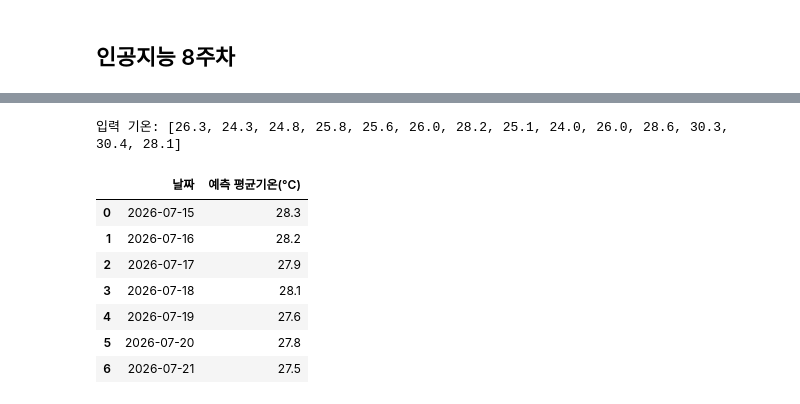
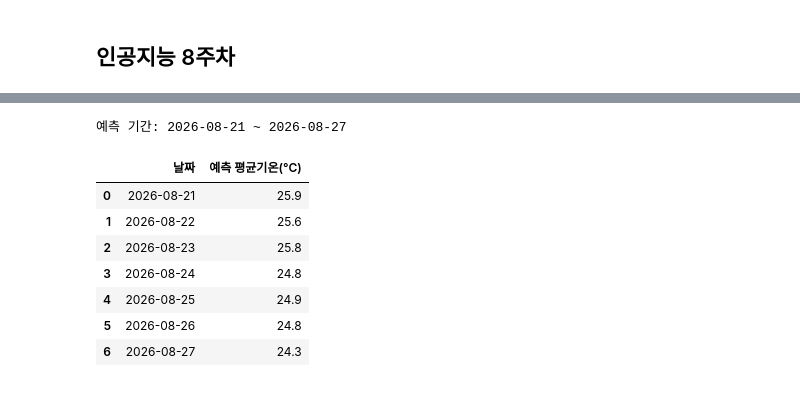
Before and after one commit to sngwoo1/AI_study, a Jupyter notebook: 김상우_week08.ipynb, the cells around one changed output, grey strips where cells are left out. Saved outputs shown, nothing was run; the diff lists cells and outputs as text; code cells hidden in the pictures.

```diff
--- a/김상우_week08.ipynb
+++ b/김상우_week08.ipynb
@@ -13,4 +10,5 @@ import numpy as np
 import matplotlib.pyplot as plt
 import os
 # %%
-df = pd.read_csv("ASOS_mean_temp.csv", encoding = 'cp949')
+df = pd.read_csv("OBS_ASOS_total.csv", encoding = 'cp949')
+df['일시'] = pd.to_datetime(df['일시'])
@@ -476,14 +288,13 @@ class WeatherWeekLSTM:
         return self.lstm.backward(dhs)
 # %%
 np.random.seed(42)
-week_model = WeatherWeekLSTM(
+week_model = WeatherLSTM(
     input_size=Xw_train.shape[2],
     hidden_size=48,
     forecast_days=forecast_days,
     input_days=input_days
 )
 week_optimizer = Adam(lr=0.003)
-week_rng = np.random.default_rng(42)
 week_batch_size = 64
 week_max_epoch = 80
 week_patience = 10
@@ -494,16 +305,17 @@ week_train_history = []
 week_val_history = []
 
 for epoch in range(1, week_max_epoch + 1):
-    indices = week_rng.permutation(len(Xw_train))
     total_loss = 0.0
 
-    for start in range(0, len(indices), week_batch_size):
-        batch_idx = indices[start:start + week_batch_size]
-        loss = week_model.forward(Xw_train[batch_idx], yw_train[batch_idx])
+    for start in range(0, len(Xw_train), week_batch_size):
+        end = min(start + week_batch_size, len(Xw_train))
+        batch_x = Xw_train[start:end]
+        batch_y = yw_train[start:end]
+        loss = week_model.forward(batch_x, batch_y)
         week_model.backward()
         clip_grads(week_model.grads, max_norm=5.0)
         week_optimizer.update(week_model.params, week_model.grads)
-        total_loss += loss * len(batch_idx)
+        total_loss += loss * len(batch_x)
 
     train_loss = total_loss / len(Xw_train)
     val_loss = evaluate_loss(week_model, Xw_val, yw_val)
@@ -521,7 +333,7 @@ for epoch in range(1, week_max_epoch + 1):
         print(f'epoch {epoch:3d} | train MSE {train_loss:.4f} | val MSE {val_loss:.4f}')
 
     if week_wait >= week_patience:
-        print(f'Early stopping: epoch {epoch}, best val MSE {week_best_val_loss:.4f}')
+        print(f'Stopping: epoch {epoch}, best val MSE {week_best_val_loss:.4f}')
         break
 
 for param, best_param in zip(week_model.params, week_best_params):
@@ -585,47 +391,37 @@ plt.show()
 # %%
-def predict_next_week(temperatures, last_date, model=week_model):
-    if not hasattr(model, 'input_days'):
-        raise RuntimeError('예전 모델이 메모리에 남아 있습니다. 커널을 다시 시작하고 전체 셀을 실행하세요.')
-    input_size = model.input_days
-    temperatures = np.asarray(temperatures, dtype=np.float32)
-    if temperatures.shape != (input_size,):
-        raise ValueError(f'최근 {input_size}일 평균기온을 정확히 {input_size}개 입력하세요.')
-    if not np.all(np.isfinite(temperatures)):
-        raise ValueError('기온에는 숫자만 입력하세요.')
+def predict_next_week(csv_path='OBS_ASOS_recent.csv', model=week_model):
+    input_days = model.input_days
+    recent_weather = pd.read_csv(csv_path, encoding='cp949')
+    recent_weather['일시'] = pd.to_datetime(recent_weather['일시'])
+    recent = recent_weather[['일시'] + weather_cols].sort_values('일시').tail(input_days).copy() # 날짜 순서로 정렬
 
-    last_date = pd.to_datetime(last_date)
-    input_dates = pd.date_range(end=last_date, periods=input_size, freq='D')
-    day_of_year = input_dates.dayofyear.to_numpy()
-    temp_scaled = (temperatures - train_mean) / train_std
+    weather_scaled = ((recent[weather_cols] - feature_means) / feature_stds).to_numpy()
+    day_of_year = recent['일시'].dt.dayofyear.to_numpy()
     day_sin = np.sin(2 * np.pi * day_of_year / 365.25)
     day_cos = np.cos(2 * np.pi * day_of_year / 365.25)
+    features = np.column_stack((weather_scaled, day_sin, day_cos))
 
-    features = np.column_stack((temp_scaled, day_sin, day_cos))
-    model_input = features.reshape(1, input_size, 3).astype('f')
-    predicted_scaled = model.predict(model_input)[0]
+    predicted_scaled = model.predict(features.reshape(1, input_days, len(weather_cols) + 2))[0]
     predicted_temp = predicted_scaled * train_std + train_mean
-    future_dates = pd.date_range(start=last_date + pd.Timedelta(days=1), periods=7, freq='D')
+    last_date = recent['일시'].iloc[-1]
+    future_dates = pd.date_range(last_date + pd.Timedelta(days=1), periods=model.forecast_days, freq='D')
 
     return pd.DataFrame({
         '날짜': future_dates,
         '예측 평균기온(°C)': np.round(predicted_temp, 1)
     })
 
 
-# 사용 예시: 오래된 날짜부터 최신 날짜 순서로 최근 14일 평균기온을 입력한다.
-# recent_temperatures = df[temp_col].tail(input_days).tolist()
-recent_temperatures = [26.3, 24.3, 24.8, 25.8, 25.6, 26.0, 28.2, 25.1, 24.0, 26.0, 28.6, 30.3, 30.4, 28.1,]
-# 마지막 입력값(28.1)이 측정된 실제 날짜로 수정하세요.
-last_observed_date = pd.Timestamp('2026-07-14')
-print('입력 기온:', recent_temperatures)
-predict_next_week(recent_temperatures, last_observed_date)
+next_week_forecast = predict_next_week('OBS_ASOS_recent.csv')
+print('예측 기간:', next_week_forecast['날짜'].iloc[0].date(), '~', next_week_forecast['날짜'].iloc[-1].date())
+next_week_forecast
 # %% [output]
-입력 기온: [26.3, 24.3, 24.8, 25.8, 25.6, 26.0, 28.2, 25.1, 24.0, 26.0, 28.6, 30.3, 30.4, 28.1]
+예측 기간: 2026-08-21 ~ 2026-08-27
 |  | 날짜 | 예측 평균기온(°C) |
-| 0 | 2026-07-15 | 28.3 |
-| 1 | 2026-07-16 | 28.2 |
-| 2 | 2026-07-17 | 27.9 |
-| 3 | 2026-07-18 | 28.1 |
-| 4 | 2026-07-19 | 27.6 |
-| 5 | 2026-07-20 | 27.8 |
-| 6 | 2026-07-21 | 27.5 |
+| 0 | 2026-08-21 | 25.9 |
+| 1 | 2026-08-22 | 25.6 |
+| 2 | 2026-08-23 | 25.8 |
+| 3 | 2026-08-24 | 24.8 |
+| 4 | 2026-08-25 | 24.9 |
+| 5 | 2026-08-26 | 24.8 |
+| 6 | 2026-08-27 | 24.3 |
```
Also changed, not shown: parts of 18 cells of this notebook.
